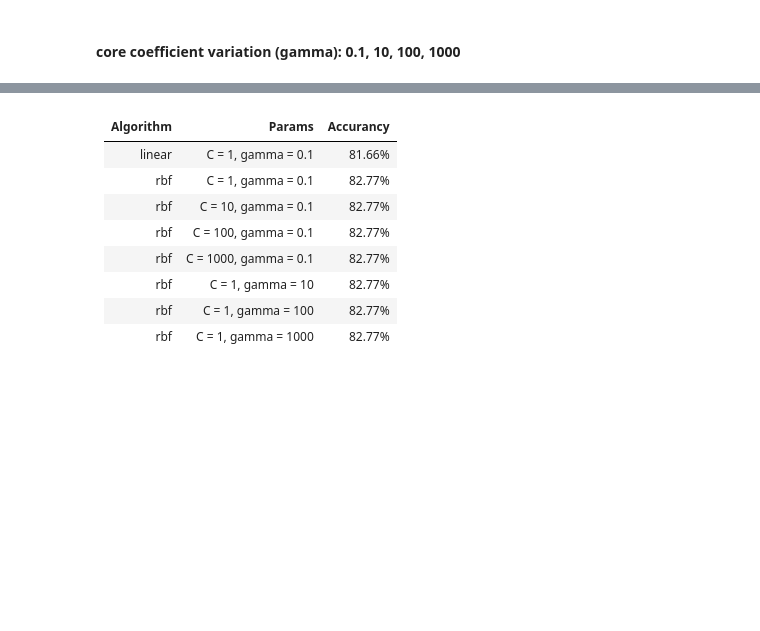
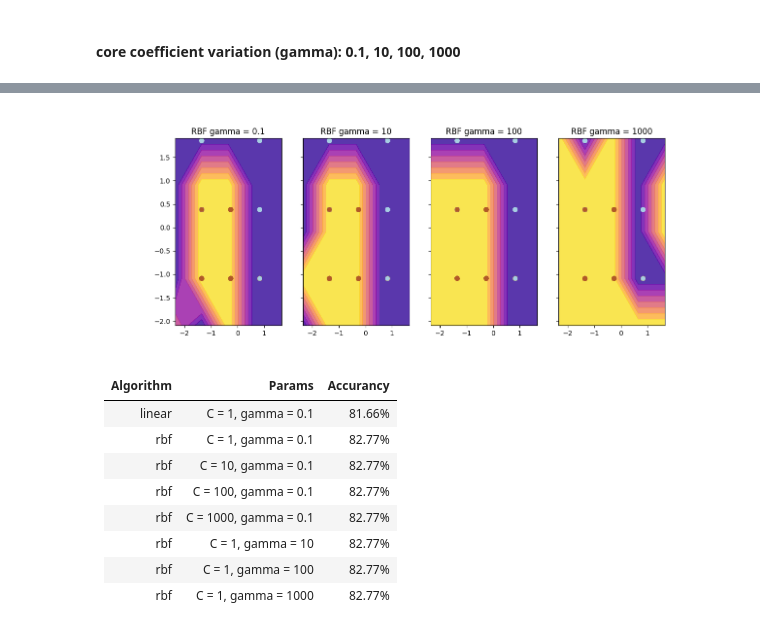
Before and after one commit to amaskaikin/ml, a Jupyter notebook: lab4/lab4.ipynb, the cells around one changed output, grey strips where cells are left out. Saved outputs shown, nothing was run; the diff lists cells and outputs as text; code cells hidden in the pictures; blank space fills up the shorter version.

```diff
--- a/lab4/lab4.ipynb
+++ b/lab4/lab4.ipynb
@@ -197,3 +201,8 @@ def core_coefficient_variation(X, y, data_train, class_train, data_test, class_t
+# %%
+from IPython.display import Image
+Image(filename='Figure_3.png')
+# %% [output]
+[figure, added]
 # %% [markdown]
 | Algorithm        | Params         | Accurancy  |
 | -----------------|----------------|----------|
```
Also changed, not shown: parts of 5 cells of this notebook.
